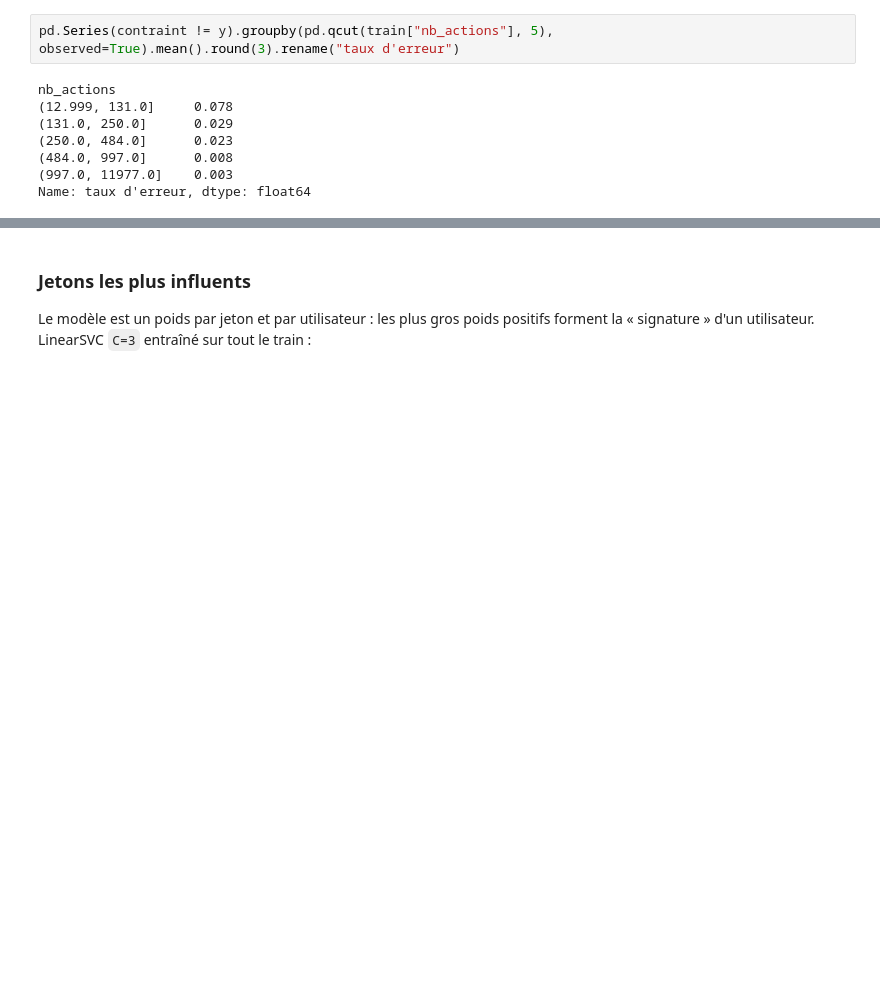
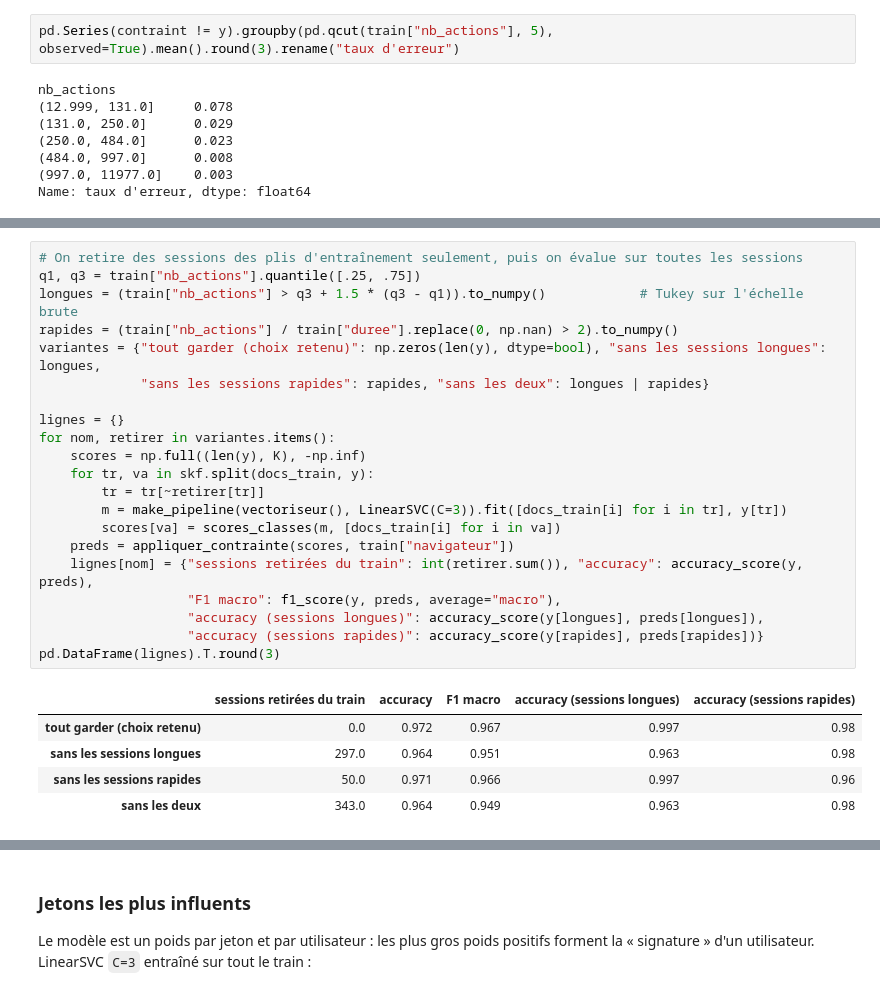
Before and after one commit to anastber/qui-utilise-mon-appli, a Jupyter notebook: 3_tfidf_modeles.ipynb, the cells around one changed output, grey strips where cells are left out. Drawn from its saved outputs; the diff is of its cells as text; blank space fills up the shorter version.

```diff
--- a/3_tfidf_modeles.ipynb
+++ b/3_tfidf_modeles.ipynb
@@ -332,0 +332,27 @@ Name: taux d'erreur, dtype: float64
+# %%
+# On retire des sessions des plis d'entraînement seulement, puis on évalue sur toutes les sessions
+q1, q3 = train["nb_actions"].quantile([.25, .75])
+longues = (train["nb_actions"] > q3 + 1.5 * (q3 - q1)).to_numpy()            # Tukey sur l'échelle brute
+rapides = (train["nb_actions"] / train["duree"].replace(0, np.nan) > 2).to_numpy()
+variantes = {"tout garder (choix retenu)": np.zeros(len(y), dtype=bool), "sans les sessions longues": longues,
+             "sans les sessions rapides": rapides, "sans les deux": longues | rapides}
+
+lignes = {}
+for nom, retirer in variantes.items():
+    scores = np.full((len(y), K), -np.inf)
+    for tr, va in skf.split(docs_train, y):
+        tr = tr[~retirer[tr]]
+        m = make_pipeline(vectoriseur(), LinearSVC(C=3)).fit([docs_train[i] for i in tr], y[tr])
+        scores[va] = scores_classes(m, [docs_train[i] for i in va])
+    preds = appliquer_contrainte(scores, train["navigateur"])
+    lignes[nom] = {"sessions retirées du train": int(retirer.sum()), "accuracy": accuracy_score(y, preds),
+                   "F1 macro": f1_score(y, preds, average="macro"),
+                   "accuracy (sessions longues)": accuracy_score(y[longues], preds[longues]),
+                   "accuracy (sessions rapides)": accuracy_score(y[rapides], preds[rapides])}
+pd.DataFrame(lignes).T.round(3)
+# %% [output]
+|  | sessions retirées du train | accuracy | F1 macro | accuracy (sessions longues) | accuracy (sessions rapides) |
+| tout garder (choix retenu) | 0.0 | 0.972 | 0.967 | 0.997 | 0.98 |
+| sans les sessions longues | 297.0 | 0.964 | 0.951 | 0.963 | 0.98 |
+| sans les sessions rapides | 50.0 | 0.971 | 0.966 | 0.997 | 0.96 |
+| sans les deux | 343.0 | 0.964 | 0.949 | 0.963 | 0.98 |
```
Also changed, not shown: parts of 18 cells of this notebook, 4 other files.
